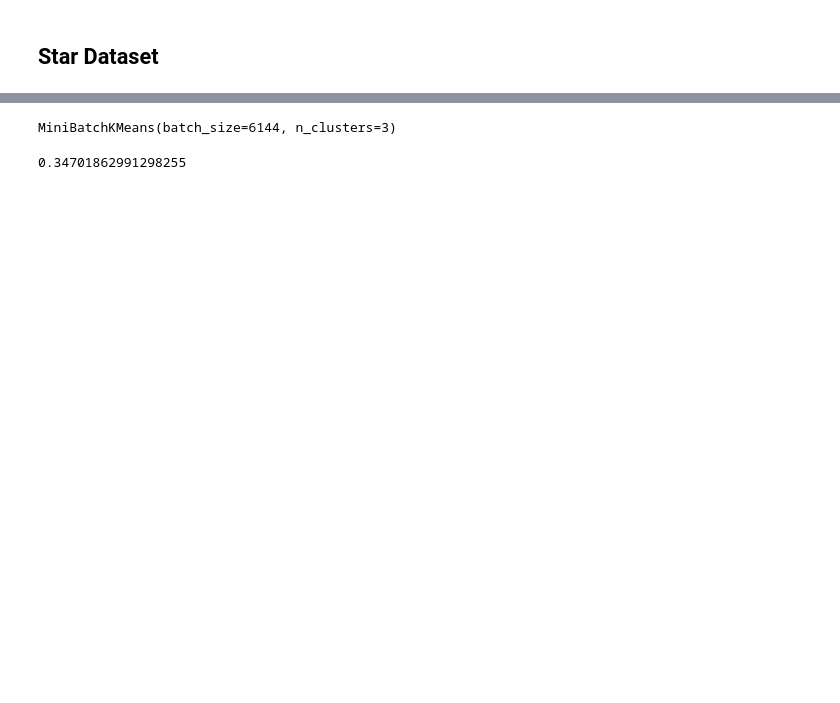
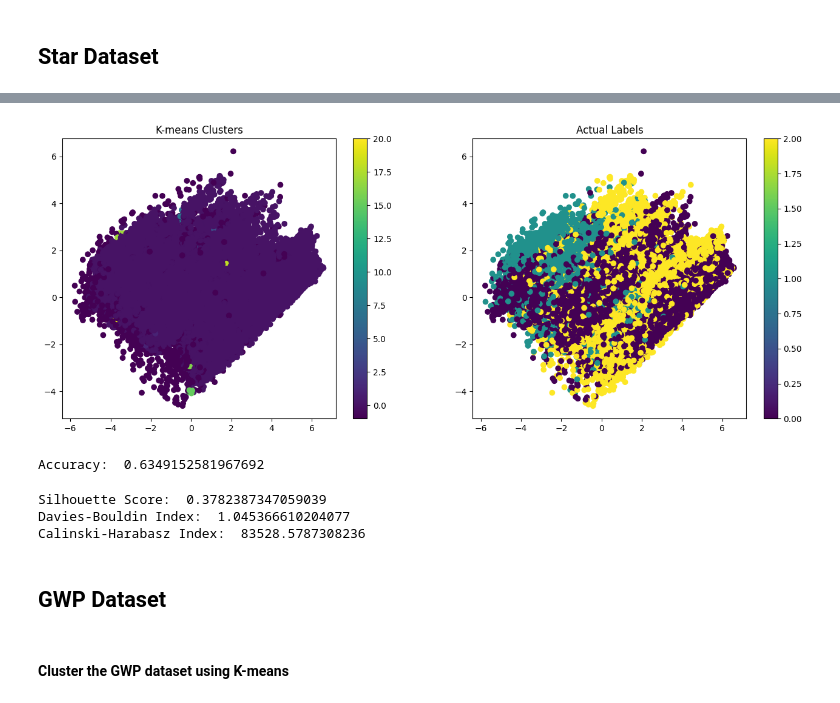
Before and after one commit to camwhite18/ml-classification-regression, a Jupyter notebook: task3_4.ipynb, the cells around one changed output, grey strips where cells are left out. Drawn from its saved outputs; the diff is of its cells as text; code cells hidden in the pictures; blank space fills up the shorter version.

```diff
--- a/task3_4.ipynb
+++ b/task3_4.ipynb
@@ -16,6 +13,2 @@ star_x_train, star_x_test, star_y_train, star_y_test = train_test_split(star_X,
 # %%
-mbkm = MiniBatchKMeans(n_clusters=3, batch_size=24*256)
+star_mbkm = MiniBatchKMeans(n_clusters=3, batch_size=24*256)
-# %%
-mbkm.fit(star_x_train)
-# %% [output]
-MiniBatchKMeans(batch_size=6144, n_clusters=3)
@@ -29,4 +15,44 @@ for i, cls in enumerate([0, 1, 2]):
-# %%
-np.sum(mbkm.predict(star_x_test) == star_y_test) / star_y_test.size
-# %% [output]
-0.34701862991298255
+# %%
+star_Y_pred = mbkm.fit_predict(star_X)
+# %%
+from matplotlib import pyplot as plt
+from sklearn.decomposition import PCA
+
+# Apply PCA and transform the data to 2 dimensions
+pca = PCA(n_components=2)
+star_X_pca = pca.fit_transform(star_X)
+
+fig, ax = plt.subplots(1, 2, figsize=(16, 6))
+
+# Scatter plot for the clusters created by K-means
+scatter1 = ax[0].scatter(star_X_pca[:, 0], star_X_pca[:, 1], c=star_Y_pred, cmap='viridis')
+ax[0].set_title('K-means Clusters')
+fig.colorbar(scatter1, ax=ax[0])
+
+# Scatter plot for the actual labels
+scatter2 = ax[1].scatter(star_X_pca[:, 0], star_X_pca[:, 1], c=star_Y, cmap='viridis')
+ax[1].set_title('Actual Labels')
+fig.colorbar(scatter2, ax=ax[1])
+
+
+plt.show()
+# %% [output]
+[figure, added]
+# %%
+from sklearn.metrics import accuracy_score
+
+print('Accuracy: ', accuracy_score(star_Y, star_Y_pred))
+# %% [output]
+Accuracy:  0.6349152581967692
+# %%
+from sklearn.metrics import silhouette_score, davies_bouldin_score, calinski_harabasz_score
+
+print('Silhouette Score: ', silhouette_score(star_X, star_Y_pred))
+print('Davies-Bouldin Index: ', davies_bouldin_score(star_X, star_Y_pred))
+print('Calinski-Harabasz Index: ', calinski_harabasz_score(star_X, star_Y_pred))
+# %% [output]
+Silhouette Score:  0.3782387347059039
+Davies-Bouldin Index:  1.045366610204077
+Calinski-Harabasz Index:  83528.5787308236
+# %% [markdown]
+## GWP Dataset
@@ -32,0 +61,2 @@ np.sum(mbkm.predict(star_x_test) == star_y_test) / star_y_test.size
+# %% [markdown]
+#### Cluster the GWP dataset using K-means
```
Also changed, not shown: parts of 8 cells of this notebook.
